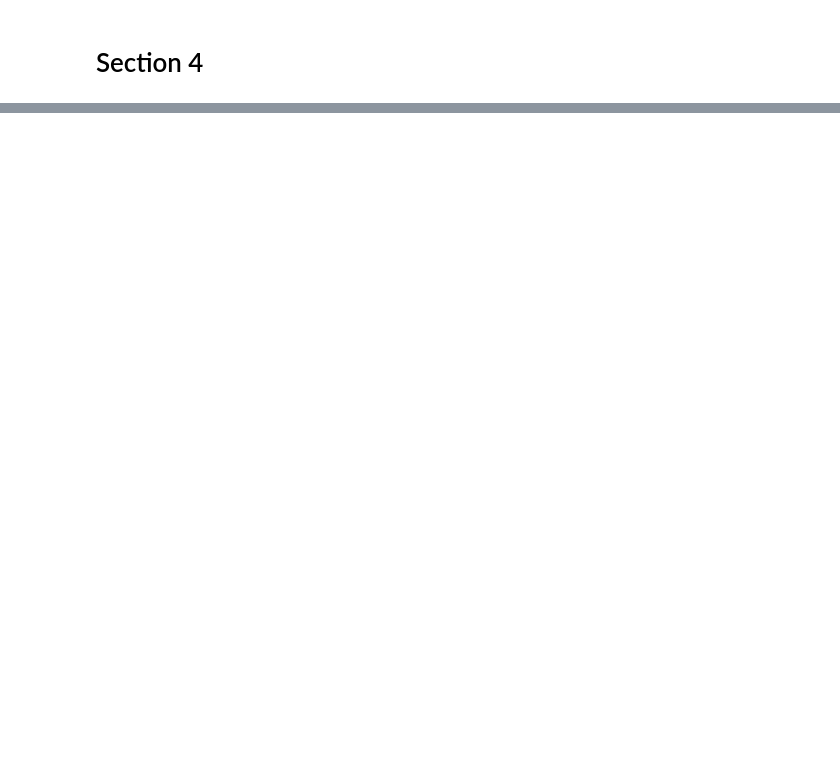
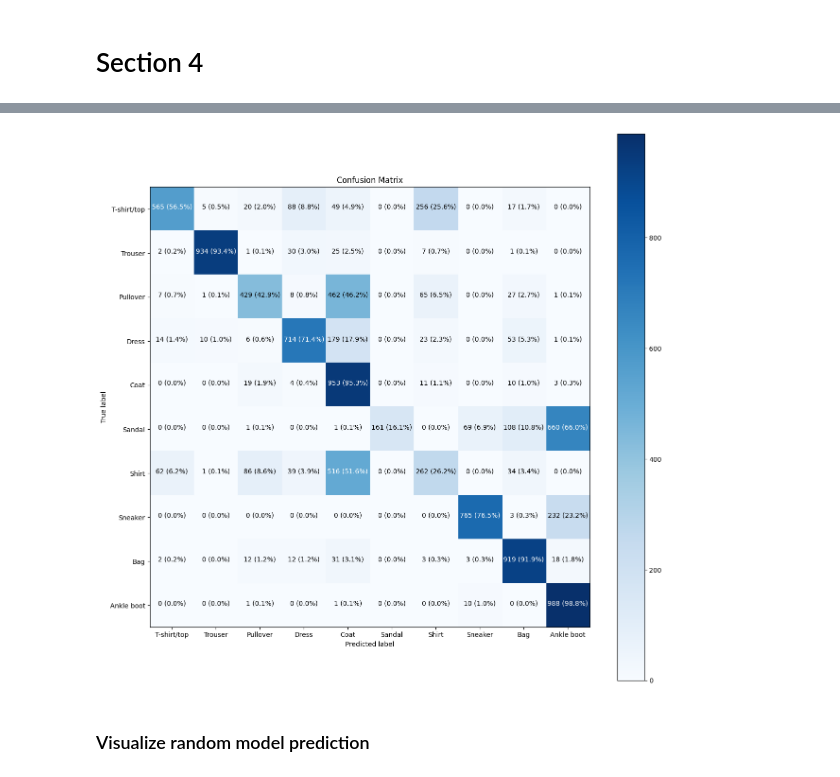
Before and after one commit to ManhDzungNguyen/TensorFlow-Zero-to-Mastery, a Jupyter notebook: kuu_jupiter_notebooks/section_4.ipynb, the cells around one changed output, grey strips where cells are left out. Cells and saved outputs as stored; diff of their text form; code cells hidden in the pictures; blank space fills up the shorter version.

```diff
--- a/kuu_jupiter_notebooks/section_4.ipynb
+++ b/kuu_jupiter_notebooks/section_4.ipynb
@@ -110,0 +229,22 @@ doing binary classifcation...
+# %%
+# Set random seed
+tf.random.set_seed(42)
+
+# Create the model
+model_03 = tf.keras.Sequential([
+    tf.keras.layers.Flatten(input_shape=(28, 28)), # input layer (we had to reshape 28x28 to 784, the Flatten layer does this for us)
+    tf.keras.layers.Dense(4, activation="relu"),
+    tf.keras.layers.Dense(4, activation="relu"),
+    tf.keras.layers.Dense(10, activation=tf.keras.activations.softmax) # output shape is 10 (one per class of clothing)
+])
+
+# Compile the model
+model_03.compile(loss=tf.keras.losses.SparseCategoricalCrossentropy(),
+              optimizer=tf.keras.optimizers.Adam(learning_rate=0.001),
+              metrics=["accuracy"])
+
+# Fit the model
+ideal_lr_history = model_03.fit(train_data_norm,
+                             train_labels,
+                             epochs=20,
+                             validation_data=(test_data_norm, test_labels))
@@ -110,0 +340,9 @@ doing binary classifcation...
+# %%
+# Make predictions with the most recent model
+y_probs = model_03.predict(test_data)
+
+# Convert all of the predictions from probabilities to labels
+y_preds = y_probs.argmax(axis=1)
+
+# View the first 10 prediction labels
+y_preds[:10]
@@ -110,0 +368,10 @@ doing binary classifcation...
+# %%
+make_confusion_matrix(y_true=test_labels,
+                      y_pred=y_preds,
+                      classes=class_names,
+                      figsize=(15, 15),
+                      text_size=10)
+# %% [output]
+[figure, added]
+# %% [markdown]
+### Visualize random model prediction
```
Also changed, not shown: parts of 31 cells of this notebook, 1 other file.
